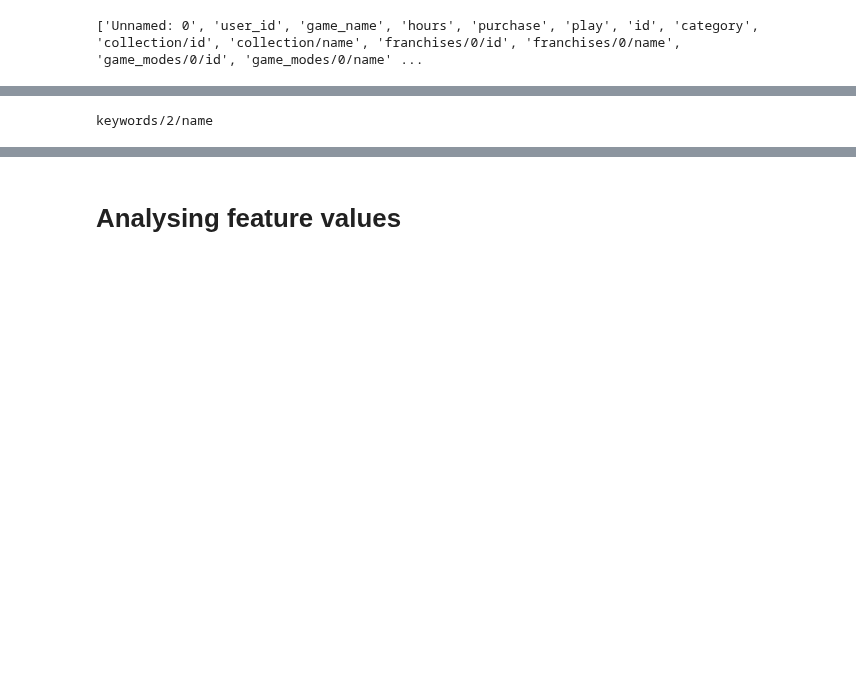
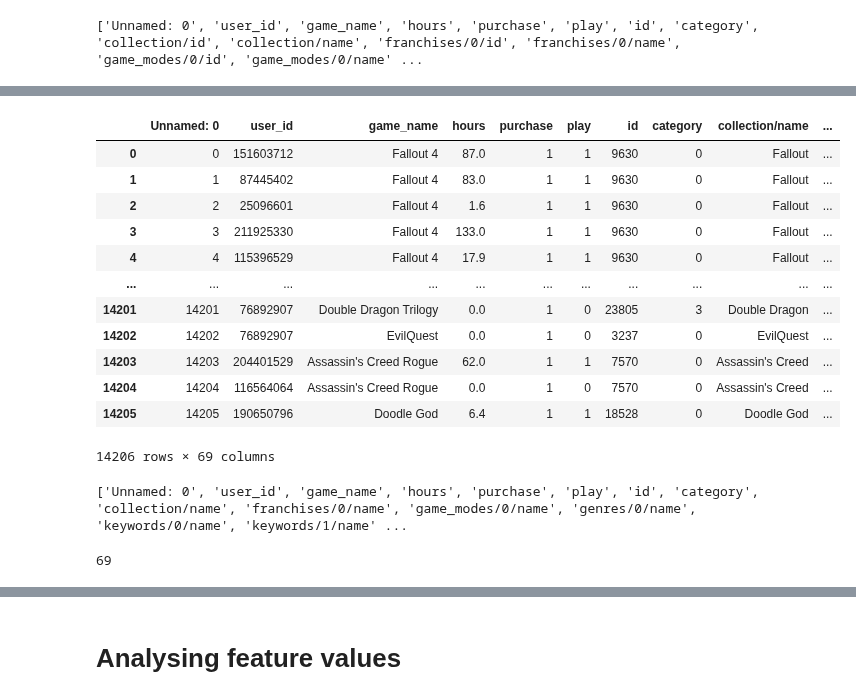
Before and after one commit to OmarEmad313/video-game-recommendation, a Jupyter notebook: video game recommendation with explicit rating/Video game recommendation with explicit data.ipynb, the cells around one changed output, grey strips where cells are left out. Cells and saved outputs as stored; diff of their text form; code cells hidden in the pictures; blank space fills up the shorter version.

```diff
--- a/video game recommendation with explicit rating/Video game recommendation with explicit data.ipynb
+++ b/video game recommendation with explicit rating/Video game recommendation with explicit data.ipynb
@@ -97,0 +116,26 @@ print(columns)
+# %%
+deleteVariable ='/id'
+for j in range(0, len(columns)):
+    if(columns[j].find(deleteVariable) != -1):
+        df = df.drop([columns[j]], axis=1)
+# %%
+display(df)
+# %% [output]
+|  | Unnamed: 0 | user_id | game_name | hours | purchase | play | id | category | collection/name | ... |
+| 0 | 0 | 151603712 | Fallout 4 | 87.0 | 1 | 1 | 9630 | 0 | Fallout | ... |
+| 1 | 1 | 87445402 | Fallout 4 | 83.0 | 1 | 1 | 9630 | 0 | Fallout | ... |
+| 2 | 2 | 25096601 | Fallout 4 | 1.6 | 1 | 1 | 9630 | 0 | Fallout | ... |
+| 3 | 3 | 211925330 | Fallout 4 | 133.0 | 1 | 1 | 9630 | 0 | Fallout | ... |
+| 4 | 4 | 115396529 | Fallout 4 | 17.9 | 1 | 1 | 9630 | 0 | Fallout | ... |
+| ... | ... | ... | ... | ... | ... | ... | ... | ... | ... | ... |
+| 14201 | 14201 | 76892907 | Double Dragon Trilogy | 0.0 | 1 | 0 | 23805 | 3 | Double Dragon | ... |
+| 14202 | 14202 | 76892907 | EvilQuest | 0.0 | 1 | 0 | 3237 | 0 | EvilQuest | ... |
+| 14203 | 14203 | 204401529 | Assassin's Creed Rogue | 62.0 | 1 | 1 | 7570 | 0 | Assassin's Creed | ... |
+| 14204 | 14204 | 116564064 | Assassin's Creed Rogue | 0.0 | 1 | 0 | 7570 | 0 | Assassin's Creed | ... |
+| 14205 | 14205 | 190650796 | Doodle God | 6.4 | 1 | 1 | 18528 | 0 | Doodle God | ... |
+14206 rows × 69 columns
+# %%
+columns=df.columns.tolist()
+print(columns)
+# %% [output]
+['Unnamed: 0', 'user_id', 'game_name', 'hours', 'purchase', 'play', 'id', 'category', 'collection/name', 'franchises/0/name', 'game_modes/0/name', 'genres/0/name', 'keywords/0/name', 'keywords/1/name' ...
@@ -98,6 +197,4 @@ print(columns)
 # %%
-i=2
-
-print('keywords/'+str(i)+'/name')
+print(len(columns))
 # %% [output]
-keywords/2/name
+69
```
Also changed, not shown: parts of 25 cells of this notebook.
